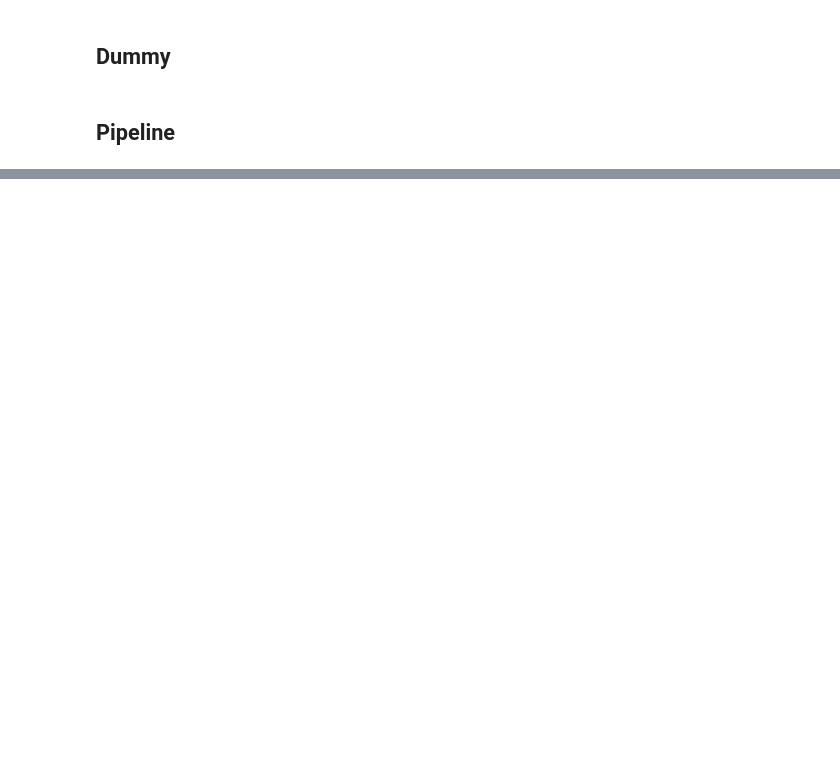
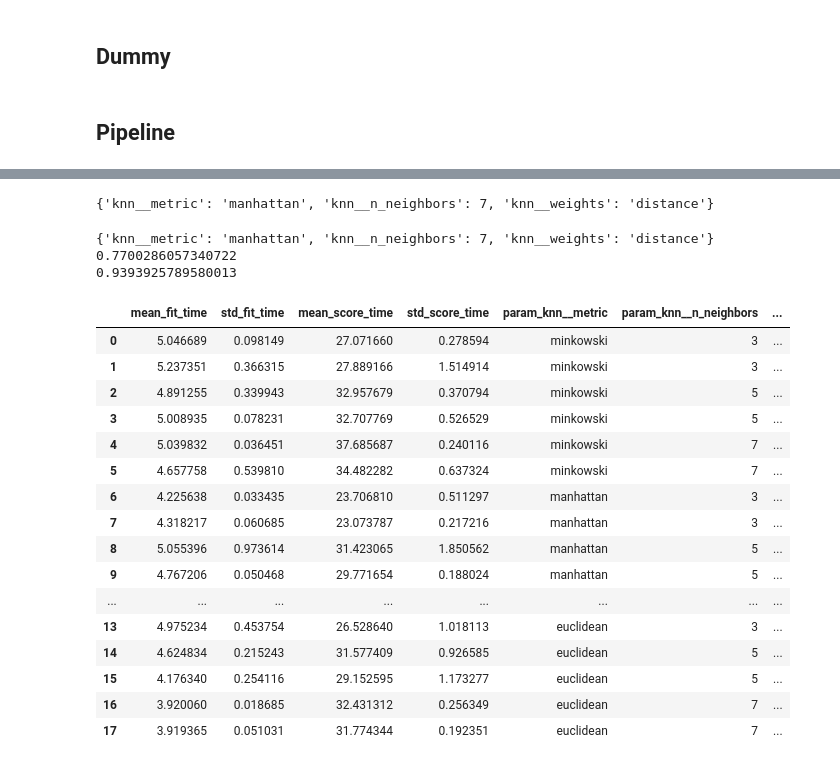
Before and after one commit to mboland23/phase_3_project, a Jupyter notebook: Modeling.ipynb, the cells around one changed output, grey strips where cells are left out. Drawn from its saved outputs; the diff is of its cells as text; code cells hidden in the pictures; blank space fills up the shorter version.

Commit message:
adding GridSearches

```diff
--- a/Modeling.ipynb
+++ b/Modeling.ipynb
@@ -202,0 +226,4 @@ pipe.fit(X_train, y_train)
+# %%
+knneighbors_model_pipe = Pipeline(steps=[('ct', CT), ('knn', KNeighborsClassifier())])
+# %%
+knneighbors_model_pipe.fit(X_train, y_train)
@@ -202,0 +252,12 @@ pipe.fit(X_train, y_train)
+# %%
+pipe_grid = {
+    'knn__n_neighbors': [3, 5, 7],
+    'knn__metric': ['minkowski', 'manhattan', 'euclidean'],
+    'knn__weights': ['uniform', 'distance']
+
+}
+
+
+gs_pipe = GridSearchCV(estimator=knneighbors_model_pipe, param_grid=pipe_grid)
+# %%
+gs_pipe.fit(X_train, y_train)
@@ -202,0 +282,32 @@ pipe.fit(X_train, y_train)
+# %%
+gs_pipe.best_params_
+# %% [output]
+{'knn__metric': 'manhattan', 'knn__n_neighbors': 7, 'knn__weights': 'distance'}
+# %%
+print(gs_pipe.best_params_)
+print(gs_pipe.best_score_)
+print(gs_pipe.best_estimator_.score(X_train, y_train))
+# %% [output]
+{'knn__metric': 'manhattan', 'knn__n_neighbors': 7, 'knn__weights': 'distance'}
+0.7700286057340722
+0.9393925789580013
+# %%
+pd.DataFrame(gs_pipe.cv_results_)
+# %% [output]
+|  | mean_fit_time | std_fit_time | mean_score_time | std_score_time | param_knn__metric | param_knn__n_neighbors | ... |
+| 0 | 5.046689 | 0.098149 | 27.071660 | 0.278594 | minkowski | 3 | ... |
+| 1 | 5.237351 | 0.366315 | 27.889166 | 1.514914 | minkowski | 3 | ... |
+| 2 | 4.891255 | 0.339943 | 32.957679 | 0.370794 | minkowski | 5 | ... |
+| 3 | 5.008935 | 0.078231 | 32.707769 | 0.526529 | minkowski | 5 | ... |
+| 4 | 5.039832 | 0.036451 | 37.685687 | 0.240116 | minkowski | 7 | ... |
+| 5 | 4.657758 | 0.539810 | 34.482282 | 0.637324 | minkowski | 7 | ... |
+| 6 | 4.225638 | 0.033435 | 23.706810 | 0.511297 | manhattan | 3 | ... |
+| 7 | 4.318217 | 0.060685 | 23.073787 | 0.217216 | manhattan | 3 | ... |
+| 8 | 5.055396 | 0.973614 | 31.423065 | 1.850562 | manhattan | 5 | ... |
+| 9 | 4.767206 | 0.050468 | 29.771654 | 0.188024 | manhattan | 5 | ... |
+| ... | ... | ... | ... | ... | ... | ... | ... |
+| 13 | 4.975234 | 0.453754 | 26.528640 | 1.018113 | euclidean | 3 | ... |
+| 14 | 4.624834 | 0.215243 | 31.577409 | 0.926585 | euclidean | 5 | ... |
+| 15 | 4.176340 | 0.254116 | 29.152595 | 1.173277 | euclidean | 5 | ... |
+| 16 | 3.920060 | 0.018685 | 32.431312 | 0.256349 | euclidean | 7 | ... |
+| 17 | 3.919365 | 0.051031 | 31.774344 | 0.192351 | euclidean | 7 | ... |
```
Also changed, not shown: parts of 50 cells of this notebook.
